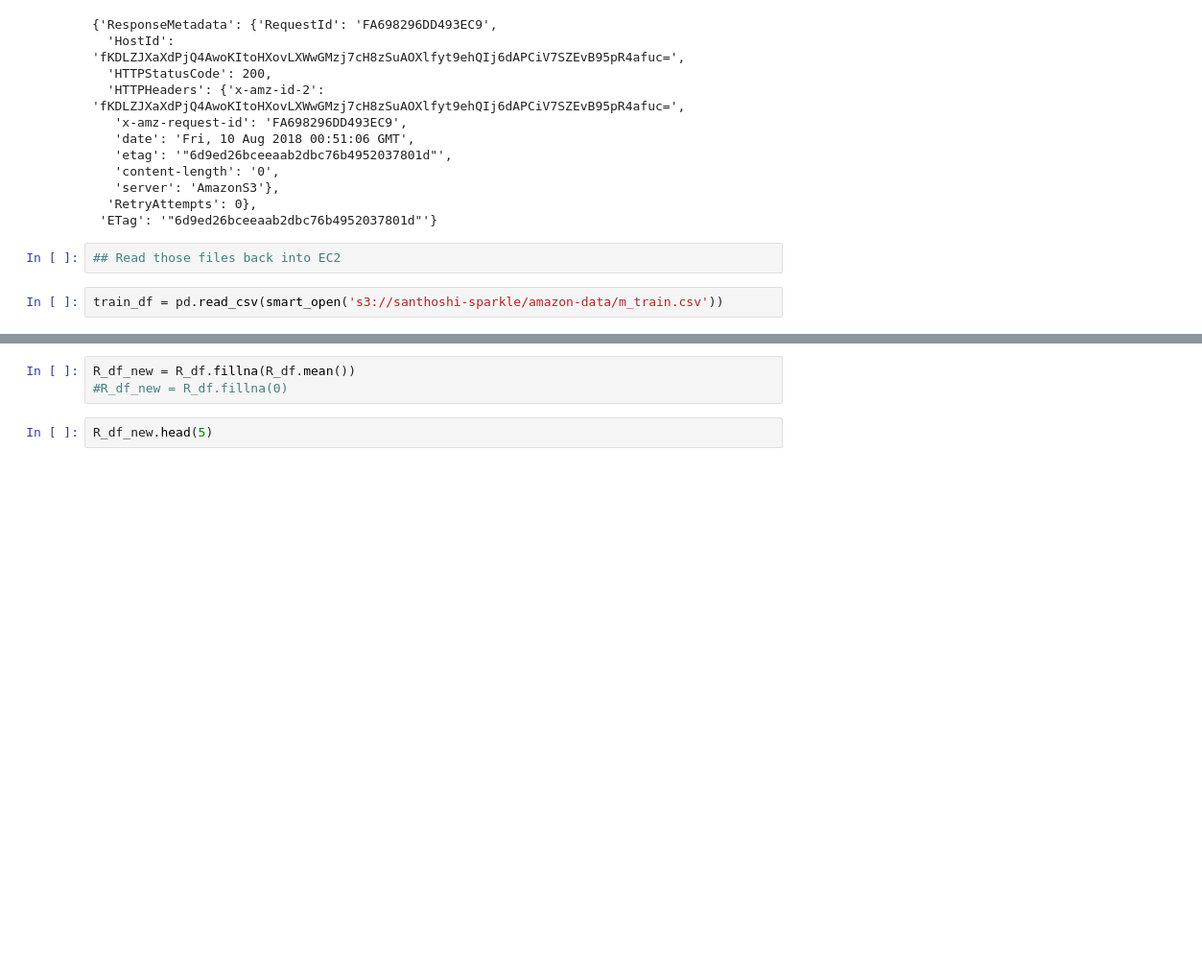
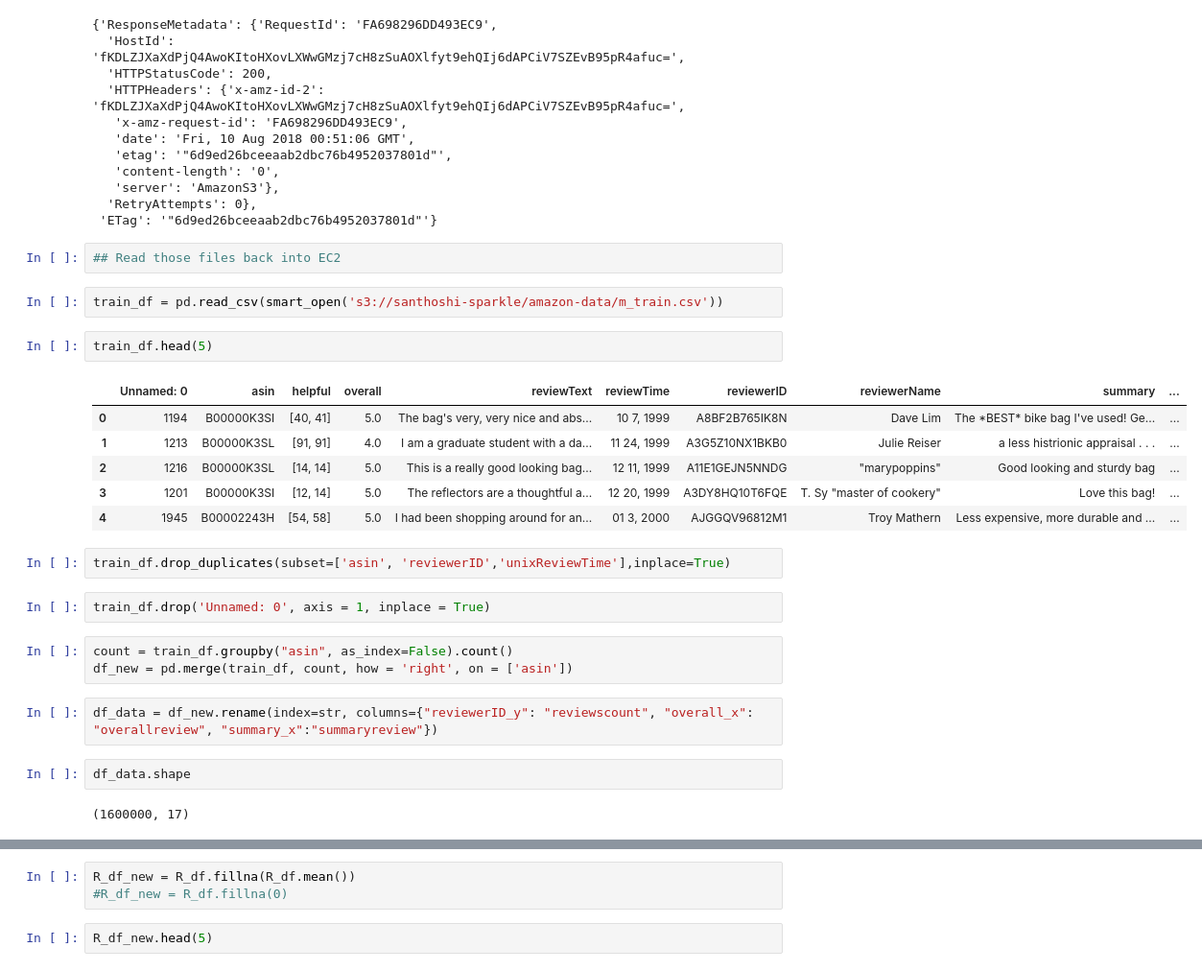
Before and after one commit to santhoshidharmireddy/Capstone-Project, a Jupyter notebook: Ama_metadata.ipynb, the cells around one changed output, grey strips where cells are left out. Shown at 96% size. Drawn from its saved outputs; the diff is of its cells as text; blank space fills up the shorter version.

```diff
--- a/Ama_metadata.ipynb
+++ b/Ama_metadata.ipynb
@@ -379,3 +317,25 @@ s3_resource.Object('santhoshi-sparkle', 'amazon-data/m_test.csv').put(Body=csv_b
 ## Read those files back into EC2
 # %%
 train_df = pd.read_csv(smart_open('s3://santhoshi-sparkle/amazon-data/m_train.csv'))
+# %%
+train_df.head(5)
+# %% [output]
+|  | Unnamed: 0 | asin | helpful | overall | reviewText | reviewTime | reviewerID | reviewerName | summary | ... |
+| 0 | 1194 | B00000K3SI | [40, 41] | 5.0 | The bag's very, very nice and abs... | 10 7, 1999 | A8BF2B765IK8N | Dave Lim | The *BEST* bike bag I've used! Ge... | ... |
+| 1 | 1213 | B00000K3SL | [91, 91] | 4.0 | I am a graduate student with a da... | 11 24, 1999 | A3G5Z10NX1BKB0 | Julie Reiser | a less histrionic appraisal . . . | ... |
+| 2 | 1216 | B00000K3SL | [14, 14] | 5.0 | This is a really good looking bag... | 12 11, 1999 | A11E1GEJN5NNDG | "marypoppins" | Good looking and sturdy bag | ... |
+| 3 | 1201 | B00000K3SI | [12, 14] | 5.0 | The reflectors are a thoughtful a... | 12 20, 1999 | A3DY8HQ10T6FQE | T. Sy "master of cookery" | Love this bag! | ... |
+| 4 | 1945 | B00002243H | [54, 58] | 5.0 | I had been shopping around for an... | 01 3, 2000 | AJGGQV96812M1 | Troy Mathern | Less expensive, more durable and ... | ... |
+# %%
+train_df.drop_duplicates(subset=['asin', 'reviewerID','unixReviewTime'],inplace=True)
+# %%
+train_df.drop('Unnamed: 0', axis = 1, inplace = True)
+# %%
+count = train_df.groupby("asin", as_index=False).count()
+df_new = pd.merge(train_df, count, how = 'right', on = ['asin'])
+# %%
+df_data = df_new.rename(index=str, columns={"reviewerID_y": "reviewscount", "overall_x": "overallreview", "summary_x":"summaryreview"})
+# %%
+df_data.shape
+# %% [output]
+(1600000, 17)
```
Also changed, not shown: parts of 16 cells of this notebook.
